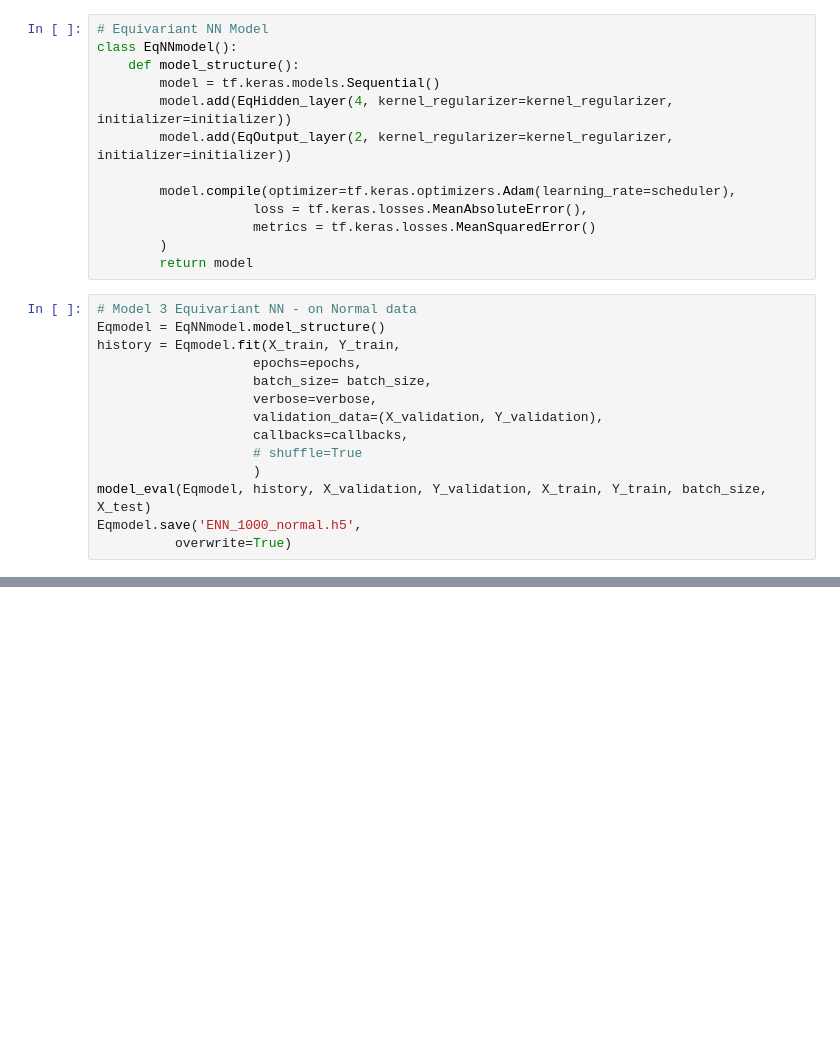
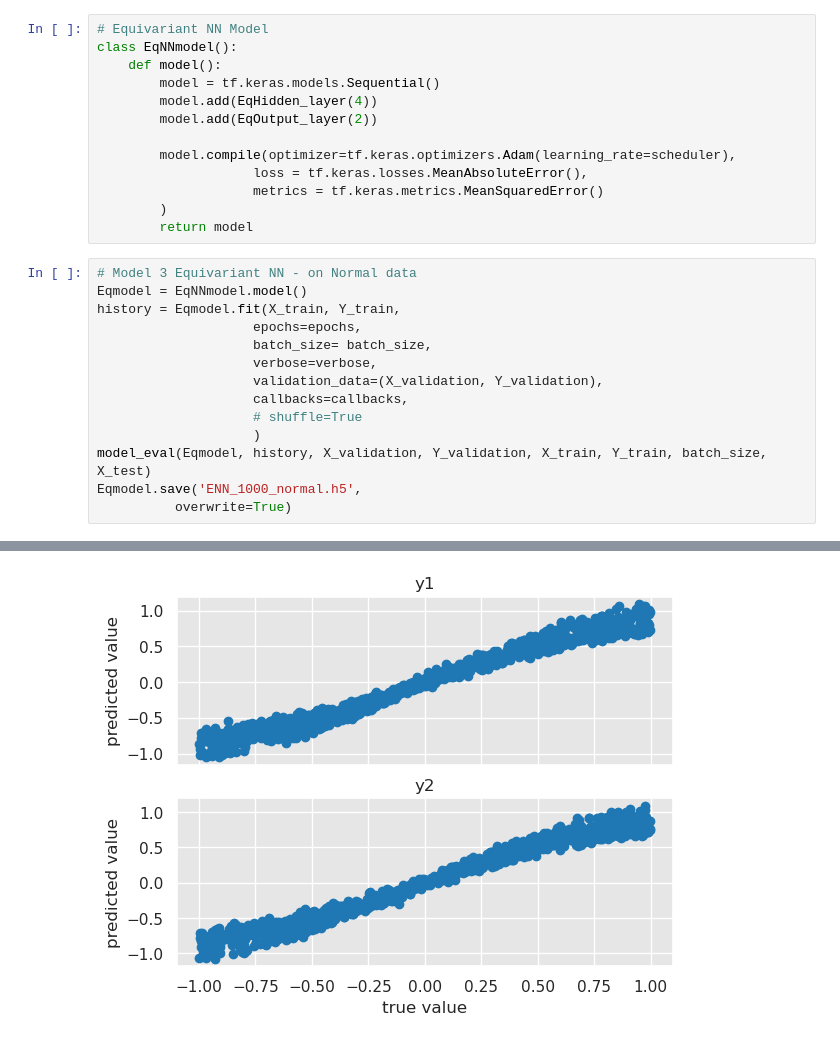
Before and after one commit to sreeragvn/FPDS-final-project-Leakage-Detection, a Jupyter notebook: leakage.ipynb, the cells around one changed output, grey strips where cells are left out. Drawn from its saved outputs; the diff is of its cells as text; blank space fills up the shorter version.

```diff
--- a/leakage.ipynb
+++ b/leakage.ipynb
@@ -92,19 +351,19 @@ model.save('NN_1000_Aug.h5')
 # %%
 # Equivariant NN Model
 class EqNNmodel():
-    def model_structure():
+    def model():
         model = tf.keras.models.Sequential()
-        model.add(EqHidden_layer(4, kernel_regularizer=kernel_regularizer, initializer=initializer))
-        model.add(EqOutput_layer(2, kernel_regularizer=kernel_regularizer, initializer=initializer))
+        model.add(EqHidden_layer(4))
+        model.add(EqOutput_layer(2))
 
         model.compile(optimizer=tf.keras.optimizers.Adam(learning_rate=scheduler),
                     loss = tf.keras.losses.MeanAbsoluteError(),
-                    metrics = tf.keras.losses.MeanSquaredError()
+                    metrics = tf.keras.metrics.MeanSquaredError()
         )
         return model
 # %%
 # Model 3 Equivariant NN - on Normal data
-Eqmodel = EqNNmodel.model_structure()
+Eqmodel = EqNNmodel.model()
 history = Eqmodel.fit(X_train, Y_train,
                     epochs=epochs,
                     batch_size= batch_size,
@@ -116,3 +375,4 @@ history = Eqmodel.fit(X_train, Y_train,
 model_eval(Eqmodel, history, X_validation, Y_validation, X_train, Y_train, batch_size, X_test)
 Eqmodel.save('ENN_1000_normal.h5',
           overwrite=True)
+# %% [output]
@@ -118,0 +396 @@ Eqmodel.save('ENN_1000_normal.h5',
+[figure, added]
```
Also changed, not shown: parts of 17 cells of this notebook, 5 other files.
